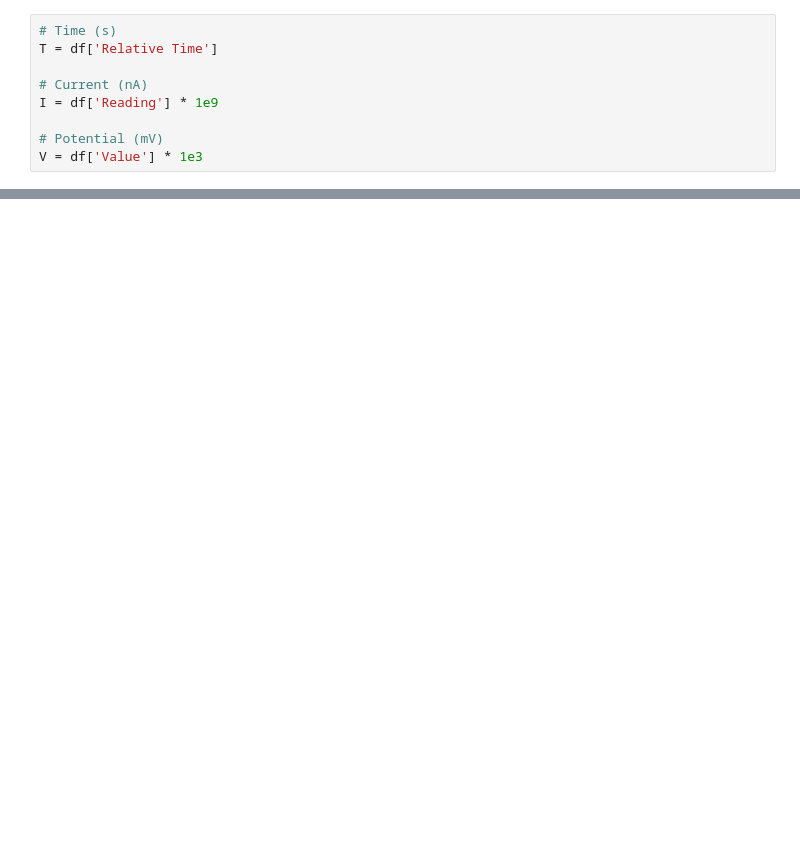
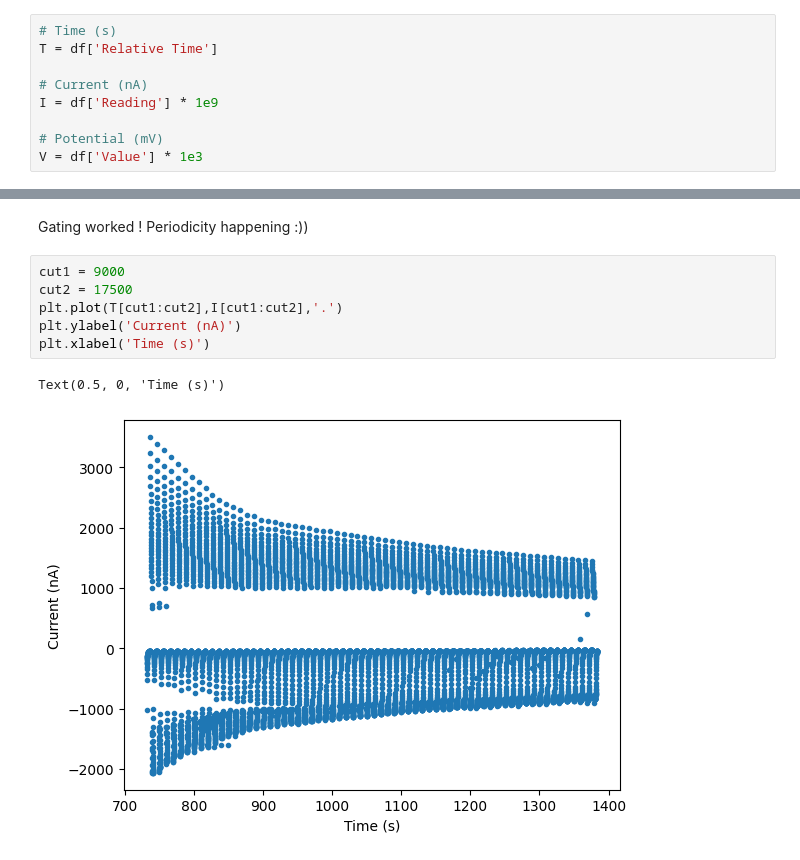
Before and after one commit to beepmo/gator, a Jupyter notebook: data/07-25/Ycut3rdsample_gating.ipynb, the cells around one changed output, grey strips where cells are left out. Saved outputs shown, nothing was run; the diff lists cells and outputs as text; blank space fills up the shorter version.

```diff
--- a/data/07-25/Ycut3rdsample_gating.ipynb
+++ b/data/07-25/Ycut3rdsample_gating.ipynb
@@ -102,0 +99,11 @@ No periodicity
+# %% [markdown]
+Gating worked ! Periodicity happening :))
+# %%
+cut1 = 9000
+cut2 = 17500
+plt.plot(T[cut1:cut2],I[cut1:cut2],'.')
+plt.ylabel('Current (nA)')
+plt.xlabel('Time (s)')
+# %% [output]
+Text(0.5, 0, 'Time (s)')
+[figure, added]
```
Also changed, not shown: parts of 13 cells of this notebook.
